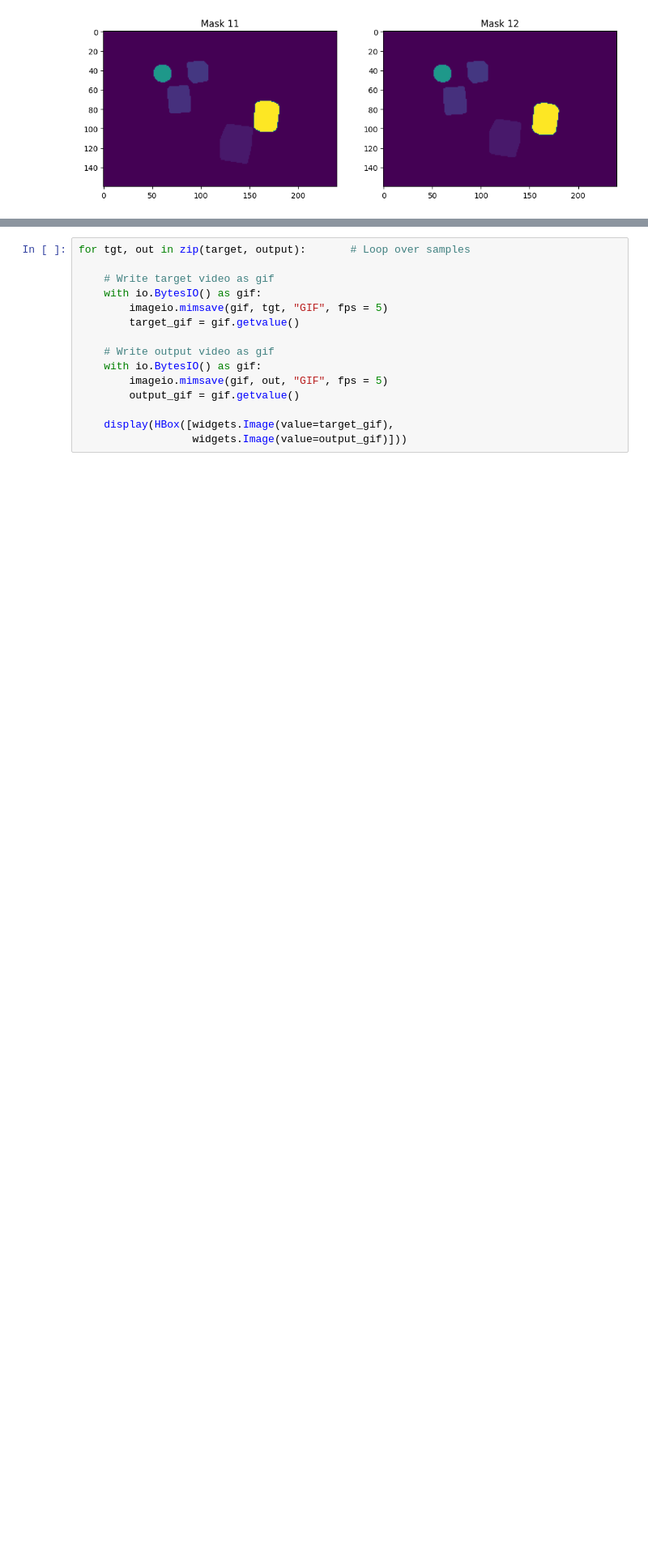
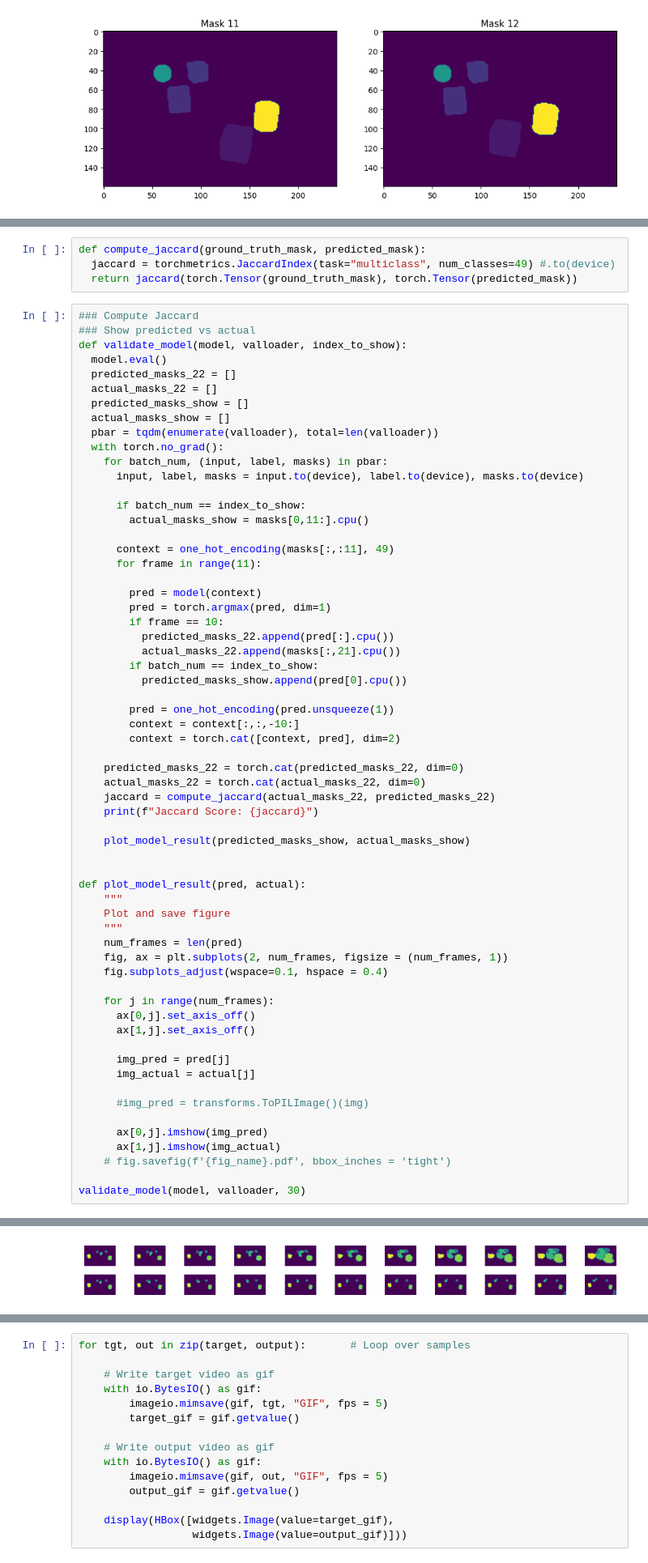
Before and after one commit to gbugli/DL_project_2023, a Jupyter notebook: LSTM/ConvLSTM_Notebook.ipynb, the cells around one changed output, grey strips where cells are left out. Shown at 81% size. Saved outputs shown, nothing was run; the diff lists cells and outputs as text; blank space fills up the shorter version.

```diff
--- a/LSTM/ConvLSTM_Notebook.ipynb
+++ b/LSTM/ConvLSTM_Notebook.ipynb
@@ -402,0 +750,67 @@ torch.Size([49, 160, 240])
+# %%
+def compute_jaccard(ground_truth_mask, predicted_mask):
+  jaccard = torchmetrics.JaccardIndex(task="multiclass", num_classes=49) #.to(device)
+  return jaccard(torch.Tensor(ground_truth_mask), torch.Tensor(predicted_mask))
+# %%
+### Compute Jaccard
+### Show predicted vs actual
+def validate_model(model, valloader, index_to_show):
+  model.eval()
+  predicted_masks_22 = []
+  actual_masks_22 = []
+  predicted_masks_show = []
+  actual_masks_show = []
+  pbar = tqdm(enumerate(valloader), total=len(valloader))
+  with torch.no_grad():
+    for batch_num, (input, label, masks) in pbar:
+      input, label, masks = input.to(device), label.to(device), masks.to(device)
+
+      if batch_num == index_to_show:
+        actual_masks_show = masks[0,11:].cpu()
+
+      context = one_hot_encoding(masks[:,:11], 49)
+      for frame in range(11):
+
+        pred = model(context)
+        pred = torch.argmax(pred, dim=1)
+        if frame == 10:
+          predicted_masks_22.append(pred[:].cpu())
+          actual_masks_22.append(masks[:,21].cpu())
+        if batch_num == index_to_show:
+          predicted_masks_show.append(pred[0].cpu())
+
+        pred = one_hot_encoding(pred.unsqueeze(1))
+        context = context[:,:,-10:]
+        context = torch.cat([context, pred], dim=2)
+
+    predicted_masks_22 = torch.cat(predicted_masks_22, dim=0)
+    actual_masks_22 = torch.cat(actual_masks_22, dim=0)
+    jaccard = compute_jaccard(actual_masks_22, predicted_masks_22)
+    print(f"Jaccard Score: {jaccard}")
+
+    plot_model_result(predicted_masks_show, actual_masks_show)
+
+
+def plot_model_result(pred, actual):
+    """
+    Plot and save figure
+    """
+    num_frames = len(pred)
+    fig, ax = plt.subplots(2, num_frames, figsize = (num_frames, 1))
+    fig.subplots_adjust(wspace=0.1, hspace = 0.4)
+
+    for j in range(num_frames):
+      ax[0,j].set_axis_off()
+      ax[1,j].set_axis_off()
+
+      img_pred = pred[j]
+      img_actual = actual[j]
+
+      #img_pred = transforms.ToPILImage()(img)
+
+      ax[0,j].imshow(img_pred)
+      ax[1,j].imshow(img_actual)
+    # fig.savefig(f'{fig_name}.pdf', bbox_inches = 'tight')
+
+validate_model(model, valloader, 30)
+# %% [output]
@@ -403,3 +818,4 @@ torch.Size([49, 160, 240])
+[figure, added]
 # %%
 def collate_test(batch):
 
```
Also changed, not shown: parts of 8 cells of this notebook.
